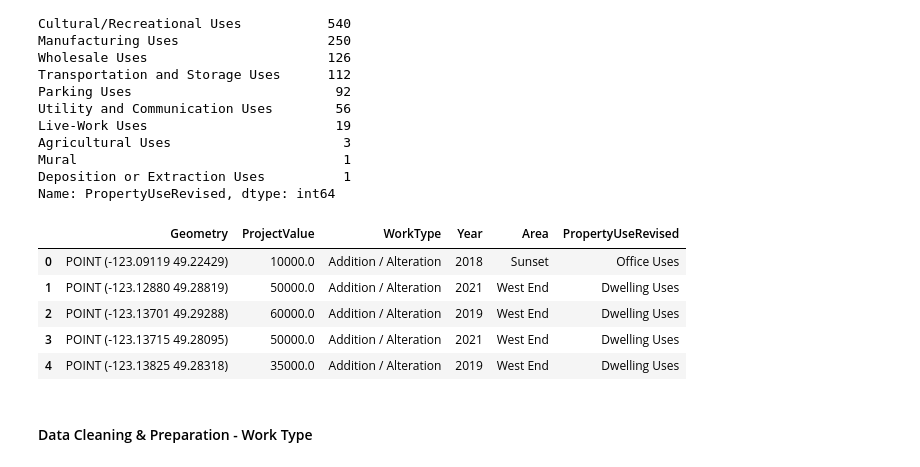
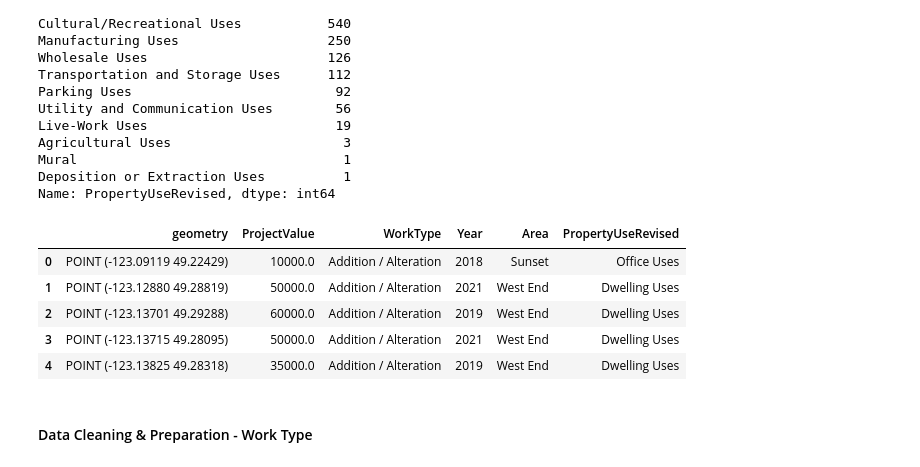
Before and after one commit to RoryAJames/CIND-820, a Jupyter notebook: CIND.ipynb, the cells around one changed output. Drawn from its saved outputs; the diff is of its cells as text; code cells hidden in the pictures.

```diff
--- a/CIND.ipynb
+++ b/CIND.ipynb
@@ -68,8 +69,7 @@ permits_df.head()
 # %%
 #Rename columns
 
-new_columns = {'geometry':'Geometry',
-               'projectvalue':'ProjectValue',
+new_columns = {'projectvalue':'ProjectValue',
                'typeofwork':'WorkType',
                'propertyuse':'PropertyUse',
                'issueyear':'Year',
@@ -93,3 +93,8 @@ Data columns (total 6 columns):
  5   Area          33537 non-null  object
 dtypes: float64(1), geometry(1), object(4)
 memory usage: 1.6+ MB
+# %%
+#Convert year to integer
+
+permits_df['Year'] = permits_df['Year'].astype(str).astype(int)
+permits_df.dtypes
@@ -182,11 +195,11 @@ Name: PropertyUseRevised, dtype: int64
 # %%
 #Remove number of uses and original property use columns now that they are redundant
 
-permits_df = permits_df[['Geometry','ProjectValue','WorkType','Year','Area','PropertyUseRevised']]
+permits_df = permits_df[['geometry','ProjectValue','WorkType','Year','Area','PropertyUseRevised']]
 
 permits_df.head()
 # %% [output]
-|  | Geometry | ProjectValue | WorkType | Year | Area | PropertyUseRevised |
+|  | geometry | ProjectValue | WorkType | Year | Area | PropertyUseRevised |
 | 0 | POINT (-123.09119 49.22429) | 10000.0 | Addition / Alteration | 2018 | Sunset | Office Uses |
 | 1 | POINT (-123.12880 49.28819) | 50000.0 | Addition / Alteration | 2021 | West End | Dwelling Uses |
 | 2 | POINT (-123.13701 49.29288) | 60000.0 | Addition / Alteration | 2019 | West End | Dwelling Uses |
```
Also changed, not shown: parts of 18 cells of this notebook.
